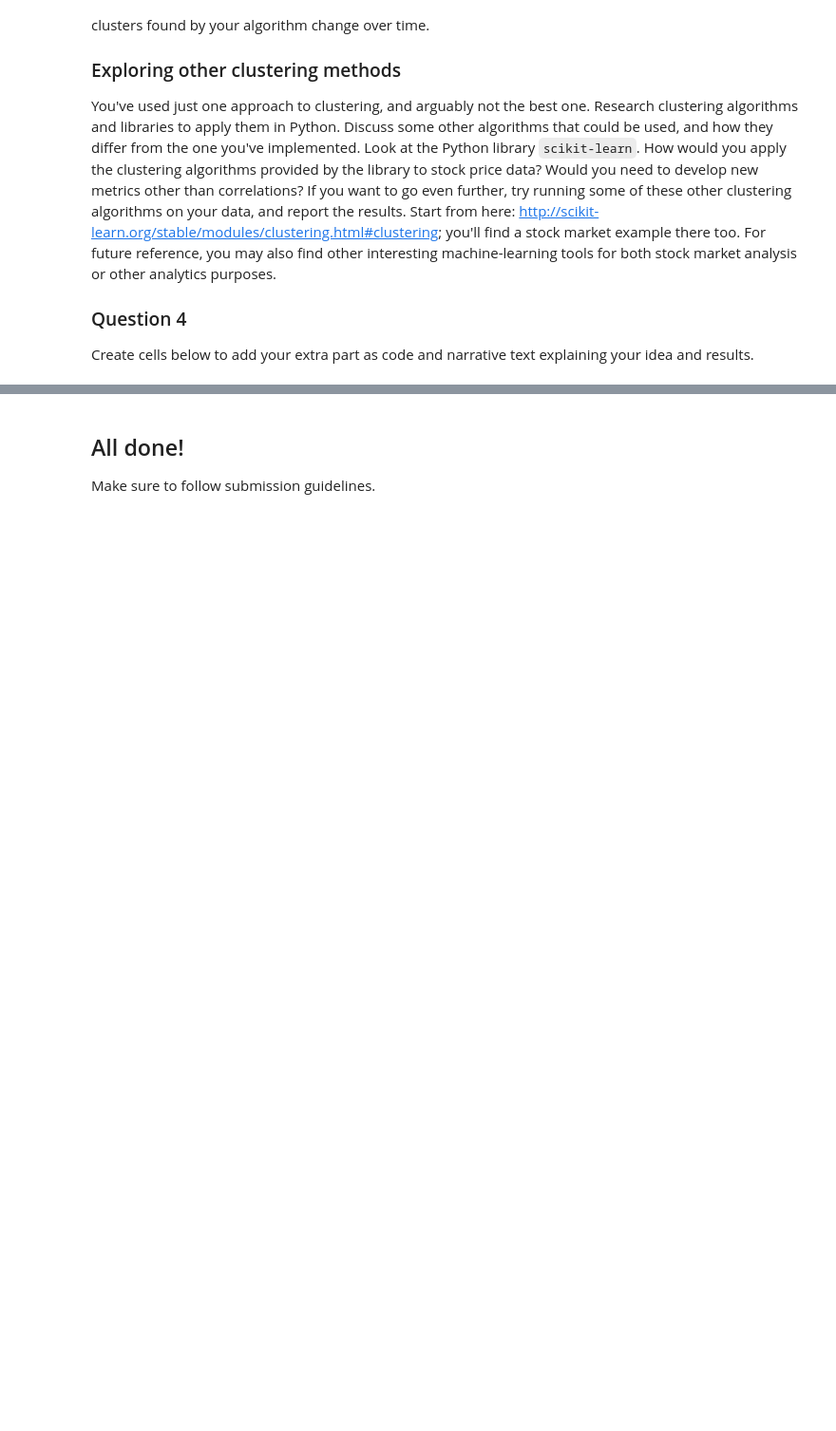
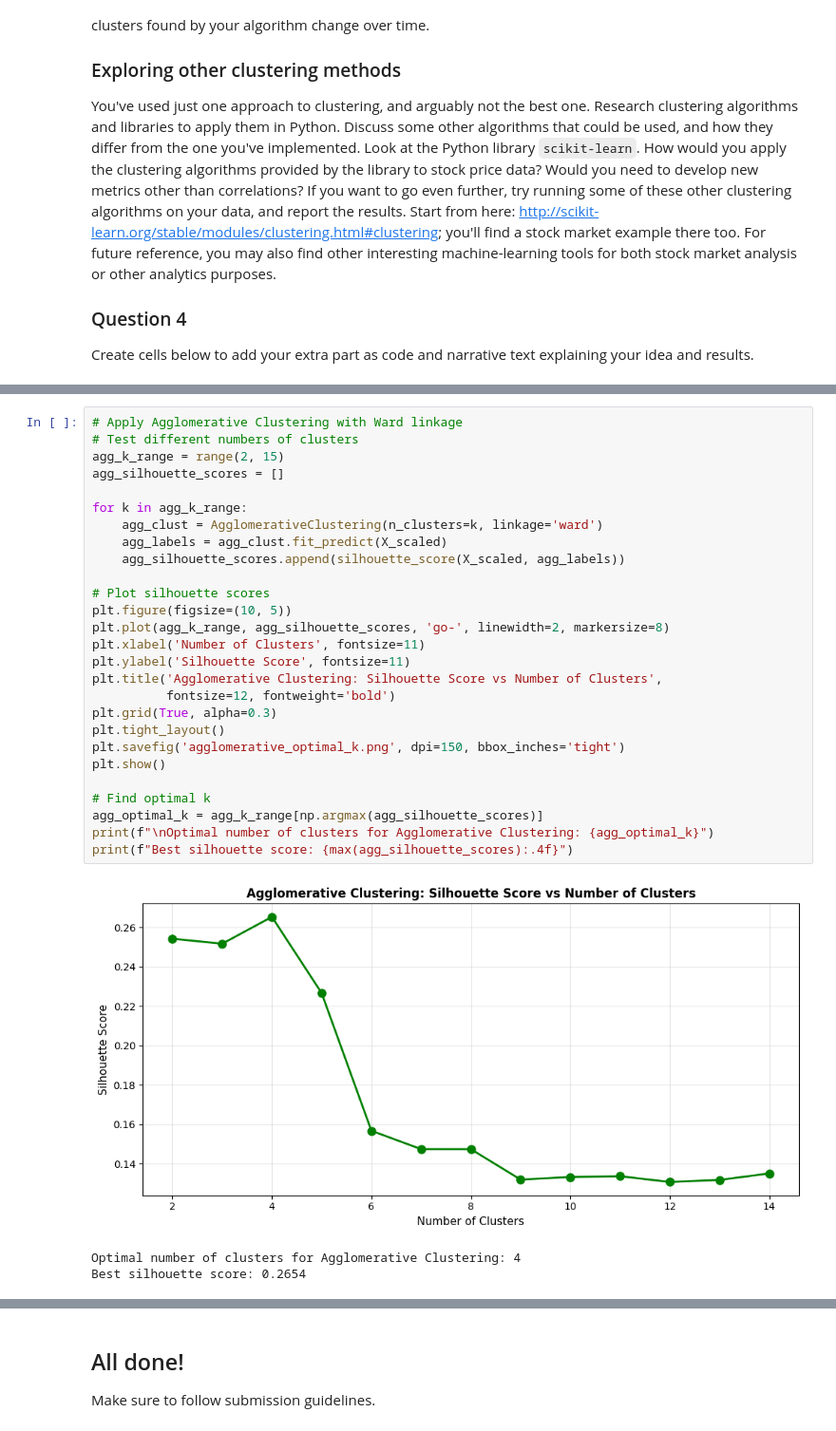
Before and after one commit to Mengsch3/apps-python-hw-03, a Jupyter notebook: hw_03_nb.ipynb, the cells around one changed output, grey strips where cells are left out. Shown at 95% size. Drawn from its saved outputs; the diff is of its cells as text; blank space fills up the shorter version.

```diff
--- a/hw_03_nb.ipynb
+++ b/hw_03_nb.ipynb
@@ -1135,0 +1365,31 @@ Create cells below to add your extra part as code and narrative text explaining
+# %%
+# Apply Agglomerative Clustering with Ward linkage
+# Test different numbers of clusters
+agg_k_range = range(2, 15)
+agg_silhouette_scores = []
+
+for k in agg_k_range:
+    agg_clust = AgglomerativeClustering(n_clusters=k, linkage='ward')
+    agg_labels = agg_clust.fit_predict(X_scaled)
+    agg_silhouette_scores.append(silhouette_score(X_scaled, agg_labels))
+
+# Plot silhouette scores
+plt.figure(figsize=(10, 5))
+plt.plot(agg_k_range, agg_silhouette_scores, 'go-', linewidth=2, markersize=8)
+plt.xlabel('Number of Clusters', fontsize=11)
+plt.ylabel('Silhouette Score', fontsize=11)
+plt.title('Agglomerative Clustering: Silhouette Score vs Number of Clusters',
+          fontsize=12, fontweight='bold')
+plt.grid(True, alpha=0.3)
+plt.tight_layout()
+plt.savefig('agglomerative_optimal_k.png', dpi=150, bbox_inches='tight')
+plt.show()
+
+# Find optimal k
+agg_optimal_k = agg_k_range[np.argmax(agg_silhouette_scores)]
+print(f"\nOptimal number of clusters for Agglomerative Clustering: {agg_optimal_k}")
+print(f"Best silhouette score: {max(agg_silhouette_scores):.4f}")
+# %% [output]
+[figure, added]
+Optimal number of clusters for Agglomerative Clustering: 4
+Best silhouette score: 0.2654
```
Also changed, not shown: parts of 20 cells of this notebook, 7 other files.
